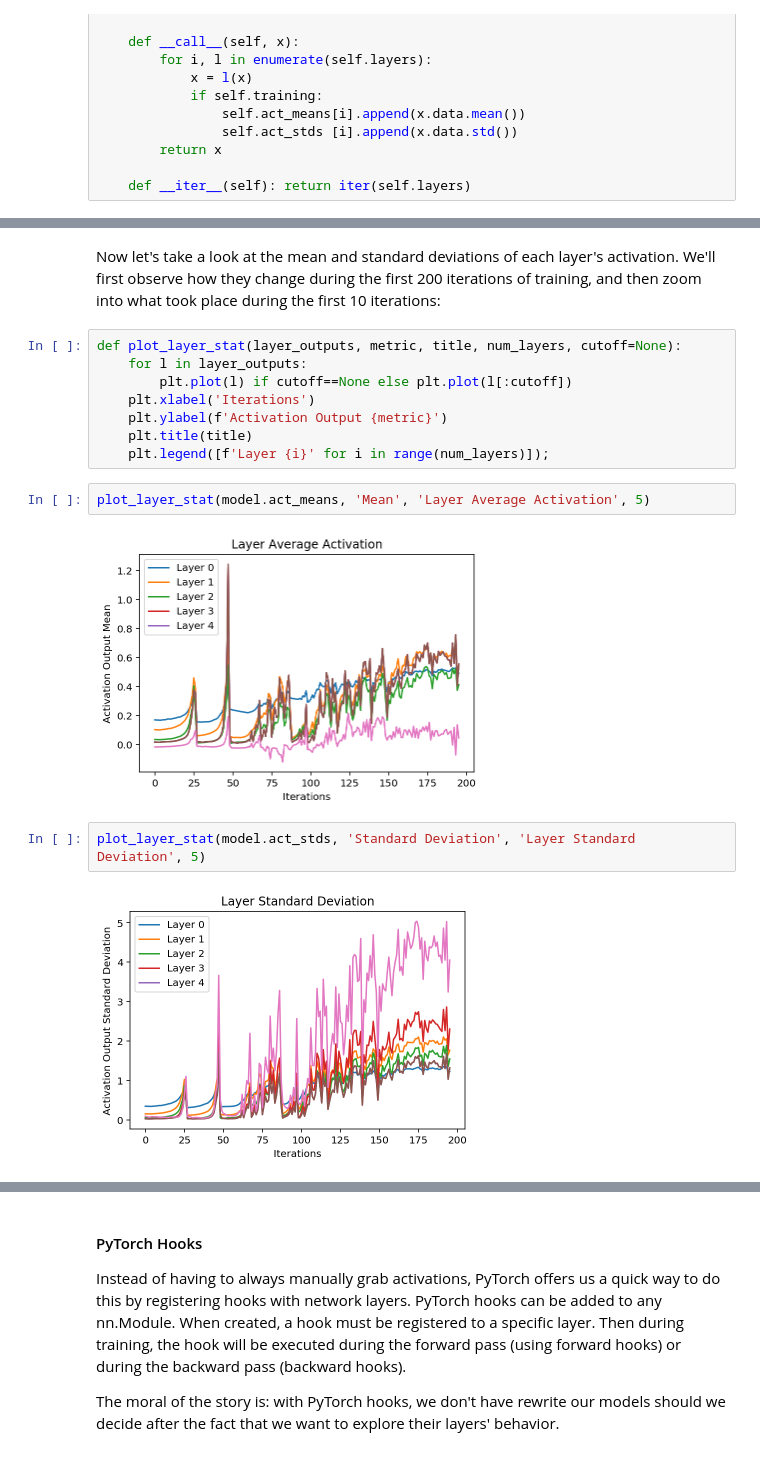
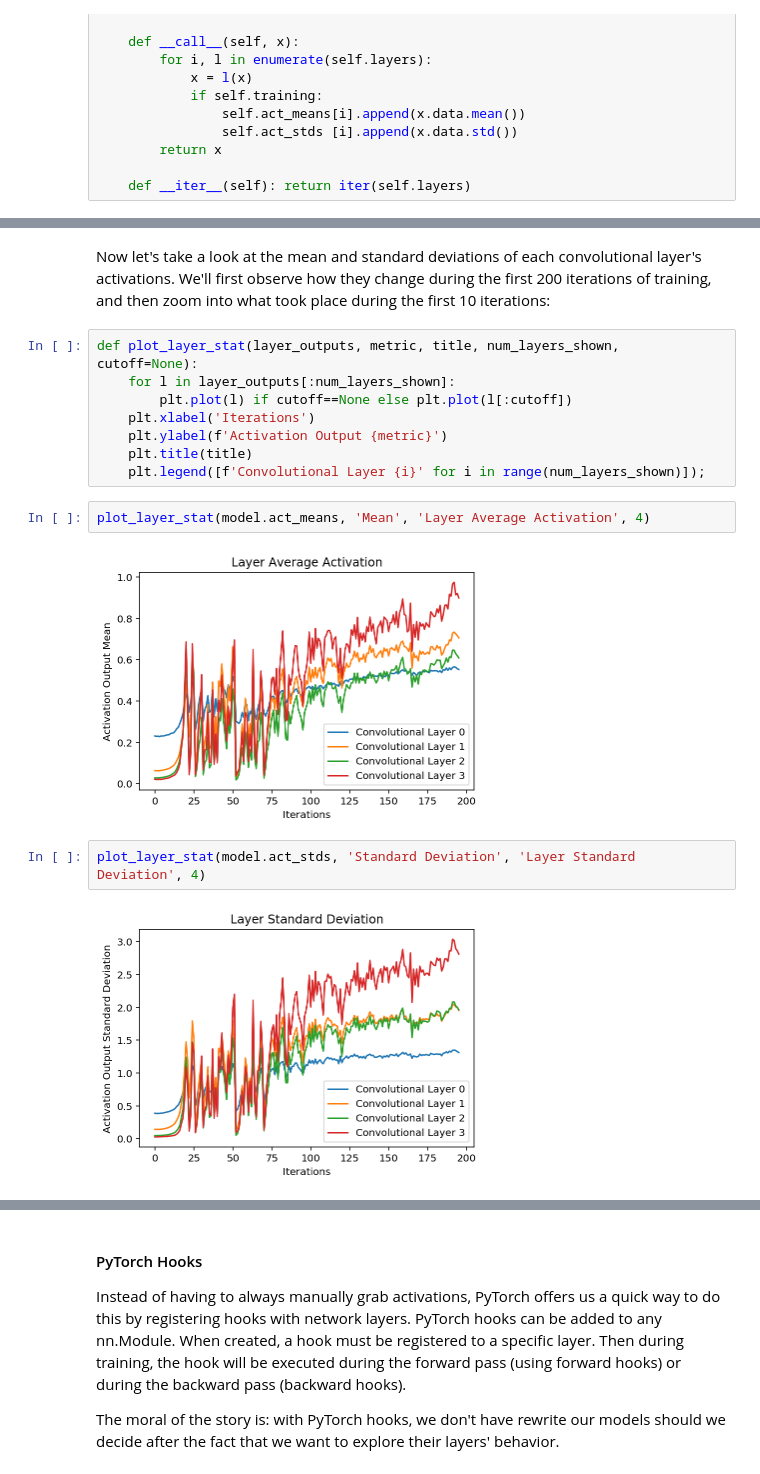
Before and after one commit to jamesdellinger/fastai_deep_learning_course_part2_v3, a Jupyter notebook: 06_cuda_cnn_hooks_init_my_reimplementation.ipynb, the cells around one changed output, grey strips where cells are left out. Saved outputs shown, nothing was run; the diff lists cells and outputs as text.

Commit message:
Update plots in NB06

```diff
--- a/06_cuda_cnn_hooks_init_my_reimplementation.ipynb
+++ b/06_cuda_cnn_hooks_init_my_reimplementation.ipynb
@@ -295,19 +295,19 @@ valid: [0.37950791015625, tensor(0.8875, device='cuda:0')]
 # %% [markdown]
-Now let's take a look at the mean and standard deviations of each layer's activation. We'll first observe how they change during the first 200 iterations of training, and then zoom into what took place during the first 10 iterations:
+Now let's take a look at the mean and standard deviations of each convolutional layer's activations. We'll first observe how they change during the first 200 iterations of training, and then zoom into what took place during the first 10 iterations:
 # %%
-def plot_layer_stat(layer_outputs, metric, title, num_layers, cutoff=None):
-    for l in layer_outputs:
+def plot_layer_stat(layer_outputs, metric, title, num_layers_shown, cutoff=None):
+    for l in layer_outputs[:num_layers_shown]:
         plt.plot(l) if cutoff==None else plt.plot(l[:cutoff])
     plt.xlabel('Iterations')
     plt.ylabel(f'Activation Output {metric}')
     plt.title(title)
-    plt.legend([f'Layer {i}' for i in range(num_layers)]);
+    plt.legend([f'Convolutional Layer {i}' for i in range(num_layers_shown)]);
 # %%
-plot_layer_stat(model.act_means, 'Mean', 'Layer Average Activation', 5)
+plot_layer_stat(model.act_means, 'Mean', 'Layer Average Activation', 4)
 # %% [output]
-[figure, old version]
+[figure, new version]
 # %%
-plot_layer_stat(model.act_stds, 'Standard Deviation', 'Layer Standard Deviation', 5)
+plot_layer_stat(model.act_stds, 'Standard Deviation', 'Layer Standard Deviation', 4)
 # %% [output]
-[figure, old version]
+[figure, new version]
 # %%
```
Also changed, not shown: parts of 27 cells of this notebook.
